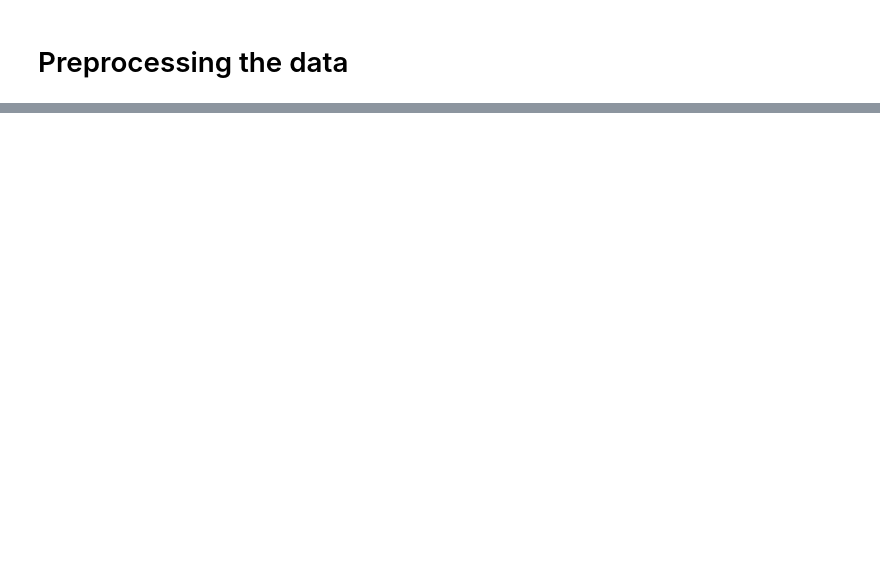
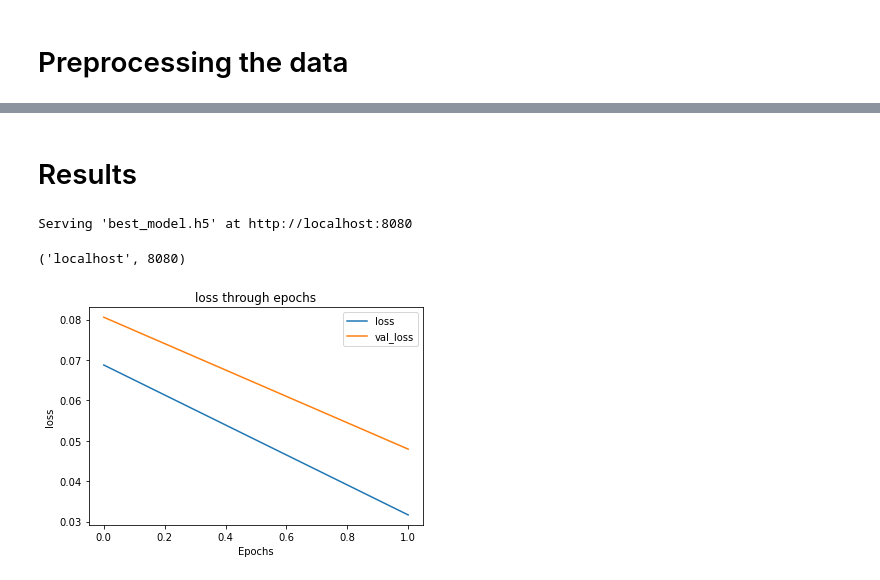
Before and after one commit to DominikKlisiewicz/deep_learning_project, a Jupyter notebook: Denoising model.ipynb, the cells around one changed output, grey strips where cells are left out. Drawn from its saved outputs; the diff is of its cells as text; code cells hidden in the pictures; blank space fills up the shorter version.

```diff
--- a/Denoising model.ipynb
+++ b/Denoising model.ipynb
@@ -127,12 +154,18 @@ global_max = max(np.max(X_train), np.max(y_train))
 # %%
 #Normalize data based on the data from training set
 X_train_normalized = normalize(X_train, global_min, global_max)
+X_val_normalized = normalize(X_val, global_min, global_max)
 X_test_normalized = normalize(X_test, global_min, global_max)
+
 y_train_normalized = normalize(y_train, global_min, global_max)
+y_val_normalized = normalize(y_val, global_min, global_max)
 y_test_normalized = normalize(y_test, global_min, global_max)
 # %%
 #Transform data to tensors: sample x dimensions(n x n) x channel(1)
 X_train_normalized = X_train_normalized[..., np.newaxis]
+X_val_normalized = X_val_normalized[..., np.newaxis]
 X_test_normalized = X_test_normalized[..., np.newaxis]
+
 y_train_normalized = y_train_normalized[..., np.newaxis]
+y_val_normalized = y_val_normalized[..., np.newaxis]
 y_test_normalized = y_test_normalized[..., np.newaxis]
@@ -171 +191,32 @@ def generator(X, y, batch_size=16, epochs=20):
+# %%
+# Encoder
+def encoder(inputs):
+    x = Conv2D(64, (3, 3), activation='relu', padding='same')(inputs)
+    x = BatchNormalization()(x)
+    x = MaxPooling2D((2, 2))(x)
+
+    x = Conv2D(128, (3, 3), activation='relu', padding='same')(x)
+    x = BatchNormalization()(x)
+    x = MaxPooling2D((2, 2))(x)
+
+    x = Conv2D(256, (3, 3), activation='relu', padding='same')(x)
+    x = BatchNormalization()(x)
+    x = MaxPooling2D((2, 2))(x)
+
+    encoded = Conv2D(512, (3, 3), activation='relu', padding='same')(x)
+    return encoded
+
+# Decoder
+def decoder(encoded):
+    x = Conv2DTranspose(256, (3, 3), strides=(2, 2), activation='relu', padding='same')(encoded)
+    x = BatchNormalization()(x)
+
+    x = Conv2DTranspose(128, (3, 3), strides=(2, 2), activation='relu', padding='same')(x)
+    x = BatchNormalization()(x)
+
+    x = Conv2DTranspose(64, (3, 3), strides=(2, 2), activation='relu', padding='same')(x)
+    x = BatchNormalization()(x)
+
+    decoded = Conv2D(1, (3, 3), activation='sigmoid', padding='same')(x)  # Single channel output
+    return decoded
 # %%
@@ -244,0 +277,12 @@ sf.write('audio_noisy.wav', stft_to_audio(X_test[2], phase_test[2], hop_length_f
+# %% [markdown]
+# Results
+# %%
+#Network visualization
+netron.start('best_model.h5')
+# %% [output]
+Serving 'best_model.h5' at http://localhost:8080
+('localhost', 8080)
+# %%
+plot_graphs(history, 'loss')
+# %% [output]
+[figure, added]
```
Also changed, not shown: parts of 24 cells of this notebook.
